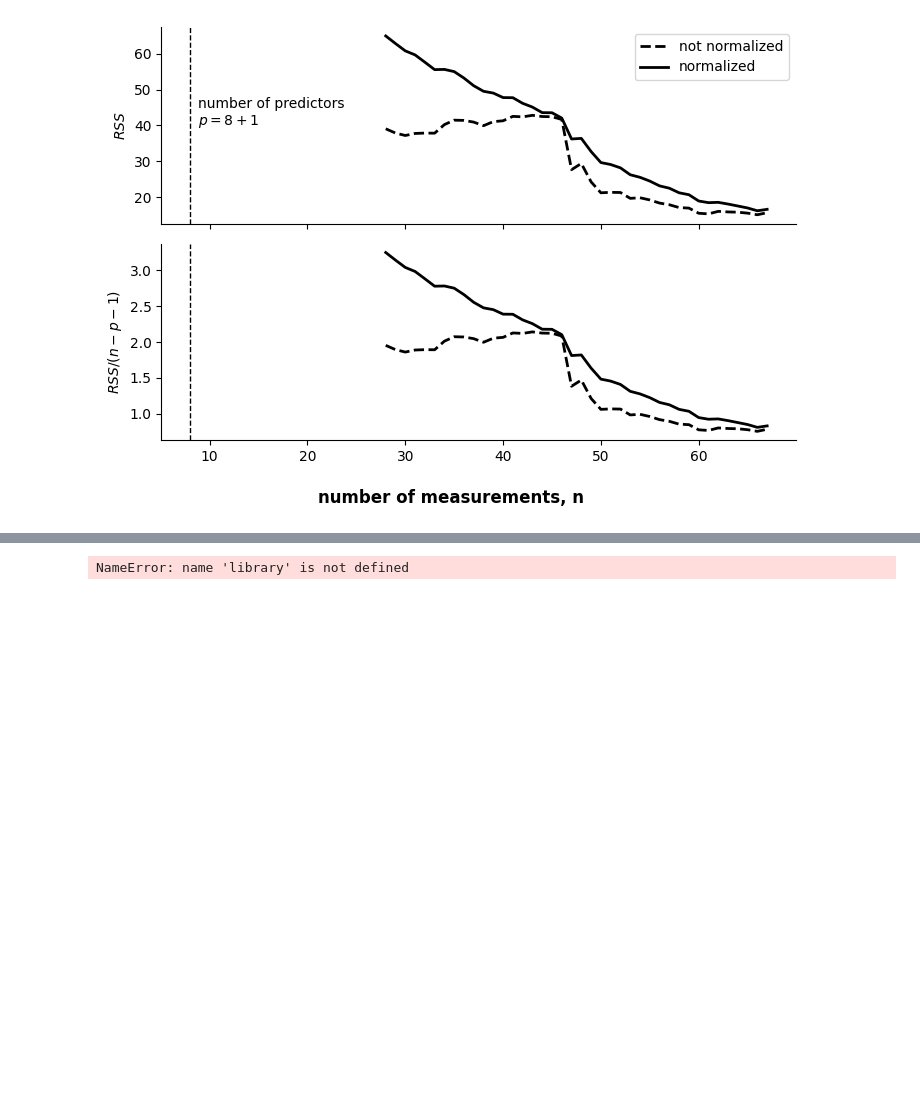
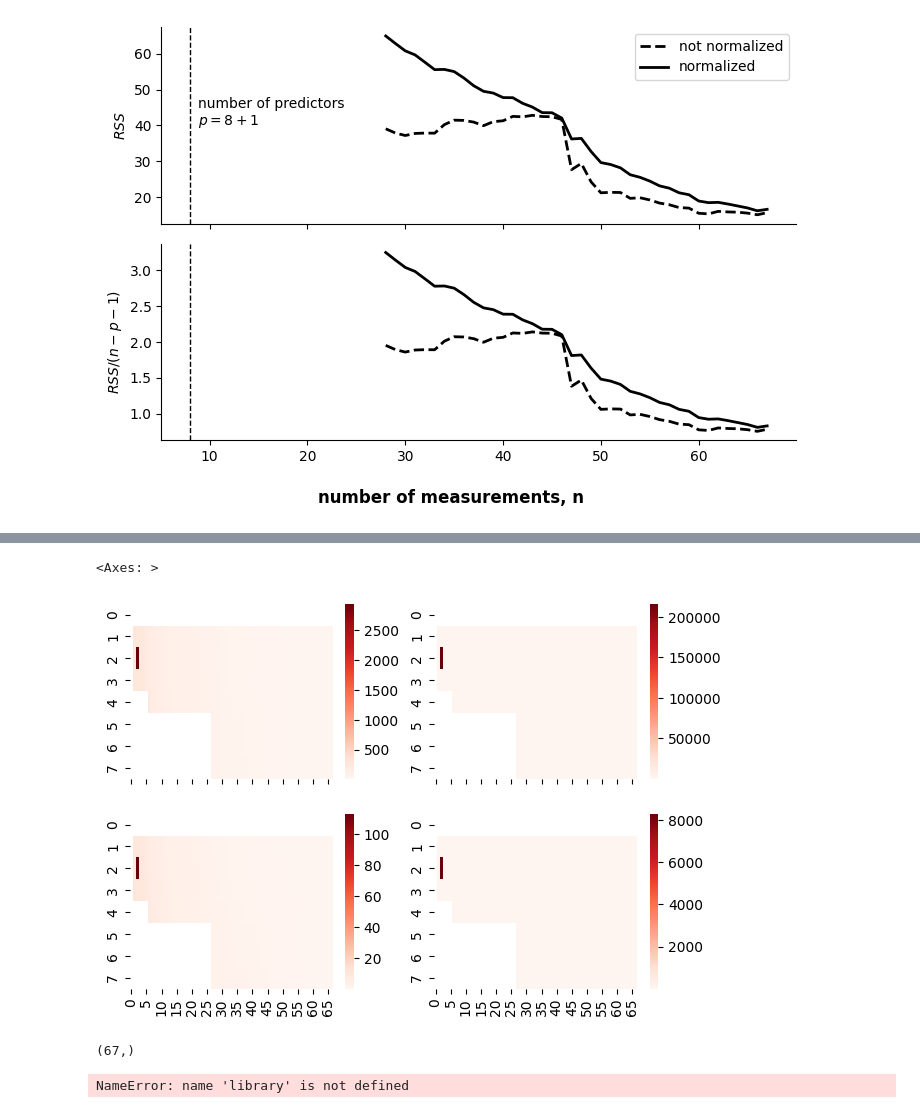
Before and after one commit to ChaosDonkey06/Stats-ML4Genomics, a Jupyter notebook: recitations/05-09-2024.ipynb, the cells around one changed output, grey strips where cells are left out. Drawn from its saved outputs; the diff is of its cells as text; code cells hidden in the pictures; blank space fills up the shorter version.

```diff
--- a/recitations/05-09-2024.ipynb
+++ b/recitations/05-09-2024.ipynb
@@ -230,3 +230,47 @@ fig.savefig(os.path.join('figures', 'cancer_rss_sigma.png'))
+# %%
+number_of_meas   = len(X_train)
+
+rss_all      = np.full((number_of_predictors, number_of_meas), np.nan)
+rss_raw_all  = np.full((number_of_predictors, number_of_meas), np.nan)
+
+norm_rss     = np.full((number_of_predictors, number_of_meas), np.nan)
+norm_raw_rss = np.full((number_of_predictors, number_of_meas), np.nan)
+
+for ip in range(1, number_of_predictors+1):
+    for i in range(2, number_of_meas+1):
+        try:
+
+            x_train = normalize_data(X_train[:i, :ip])
+            x_test  = normalize_data(X_test[:, :ip])
+
+            rss_raw = linear_regression(X_train[:i, :ip], y_train[:i], X_test[:, :ip], y_test)
+            rss     = linear_regression(x_train, y_train[:i], x_test, y_test)
+
+            n = len(y_test)
+            p = x_train.shape[1]+1
+
+            rss_all[ip, i-1]      = rss
+            rss_raw_all[ip, i-1]  = rss_raw
+            norm_rss[ip, i-1]     = rss / (n-p-1)
+            norm_raw_rss[ip, i-1] = rss_raw / (n-p-1)
+        except:
+            continue
+# %%
+import seaborn as sns
+
+fig, ax = plt.subplots(2, 2, figsize=(7.2, 5), sharex=True)
+sns.heatmap(ax=ax[0, 0], data=rss_all, cmap="Reds")
+sns.heatmap(ax=ax[0, 1], data=rss_raw_all, cmap="Reds")
+
+sns.heatmap(ax=ax[1, 0], data=norm_rss, cmap="Reds")
+sns.heatmap(ax=ax[1, 1], data=norm_raw_rss, cmap="Reds")
+# %% [output]
+<Axes: >
+[figure, added]
+# %%
+rss_raw_all.shape
+# %% [output]
+(67,)
 # %%
 library(tidyverse)
 
```
Also changed, not shown: parts of 1 cell of this notebook, 8 other files.
